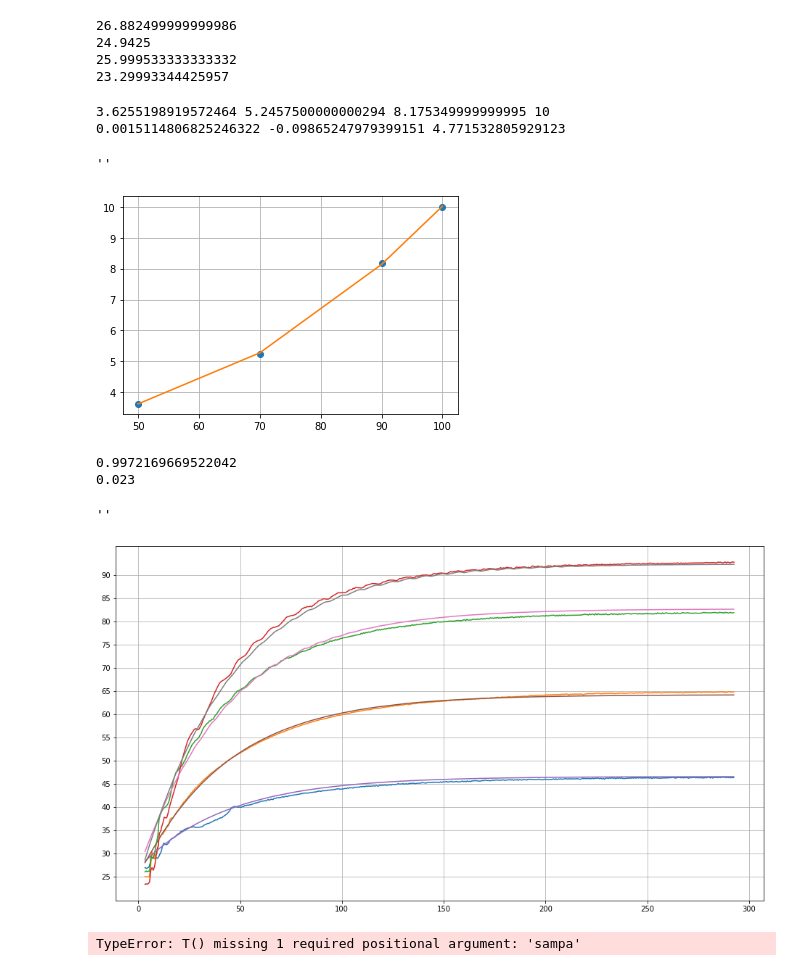
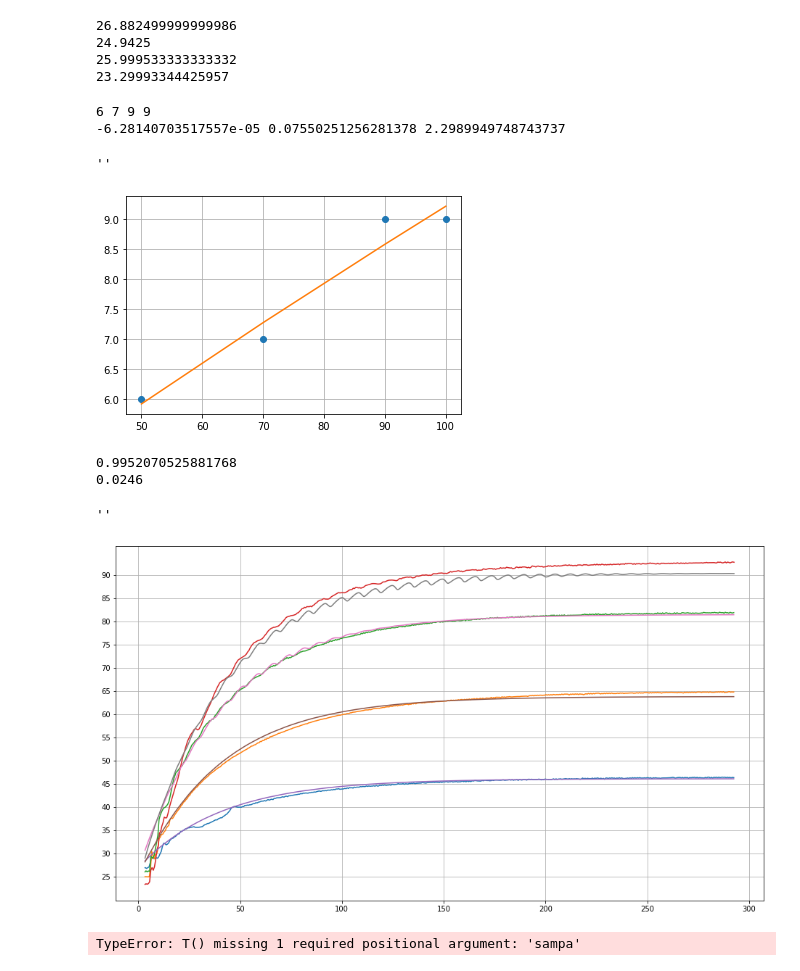
Before and after one commit to joshlwhitehead/work, a Jupyter notebook: analysis/heat/dataqstuff/modelV3/activityTempMod.ipynb, the cells around one changed output. Saved outputs shown, nothing was run; the diff lists cells and outputs as text; code cells hidden in the pictures.

```diff
--- a/analysis/heat/dataqstuff/modelV3/activityTempMod.ipynb
+++ b/analysis/heat/dataqstuff/modelV3/activityTempMod.ipynb
@@ -57,28 +57,28 @@ for i in range(4):
 25.999533333333332
 23.29993344425957
 # %%
-offFif = 50 - np.average(a[2][-50:])
+offFif = 50 - 44#np.average(a[2][-50:])
 
-offSev = 70 - np.average(b[2][-50:])
-offNin = 90 - np.average(c[2][-50:])
-offOne = 100 - 90#np.average(d[2][-50:])         #offFif,
+offSev = 70 - 63#np.average(b[2][-50:])
+offNin = 90 - 81#np.average(c[2][-50:])
+offOne = 100 - 91#np.average(d[2][-50:])         #offFif,
 print(offFif,offSev,offNin,offOne)
 xx = np.array([50,70,90,100])
 yy = np.array([offFif,offSev,offNin,offOne])
 
 aa,bb,cc = np.polyfit(xx,yy,2)                              #offset coeffs
 plt.plot(xx,yy,'o')
 plt.plot(xx,aa*xx**2+bb*xx+cc)
 plt.grid()
 print(aa,bb,cc)
 
 
 ;
 # %% [output]
-3.6255198919572464 5.2457500000000294 8.175349999999995 10
-0.0015114806825246322 -0.09865247979399151 4.771532805929123
+6 7 9 9
+-6.28140703517557e-05 0.07550251256281378 2.2989949748743737
 ''
-[figure, old version]
+[figure, new version]
 # %%
 def r2(y,fit):
     st = sum((y-np.average(y))**2)
@@ -130,8 +130,8 @@ for i in tries:
 print(max(rr.keys()))
 print(rr[max(rr.keys())])
 # %% [output]
-0.9972169669522042
-0.023
+0.9952070525881768
+0.0246
 # %%
 plt.figure(figsize=(16,9))
 for i in range(len(sampRaw)):
@@ -147,7 +147,7 @@ plt.yticks(np.arange(25,95,5))
 ;
 # %% [output]
 ''
-[figure, old version]
+[figure, new version]
 # %%
 
 
```
